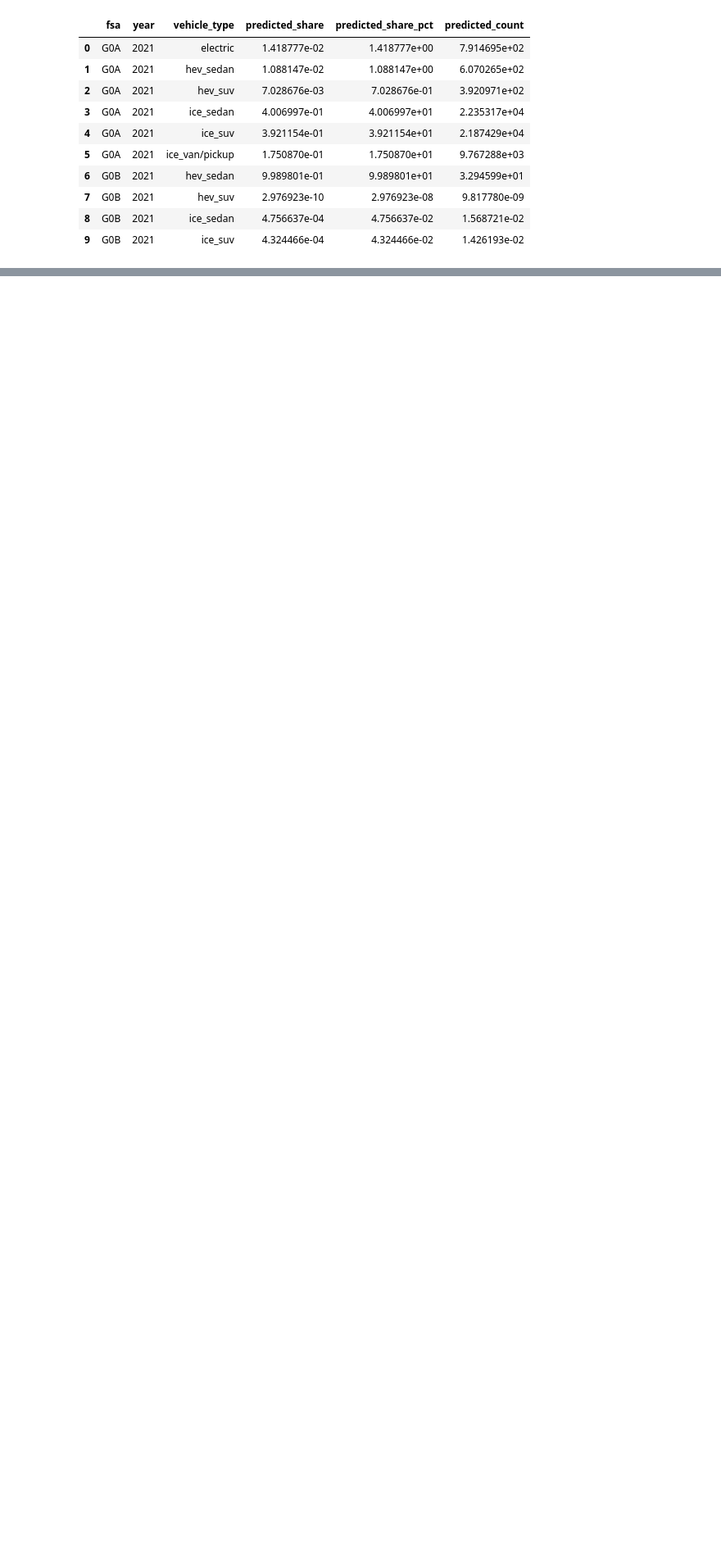
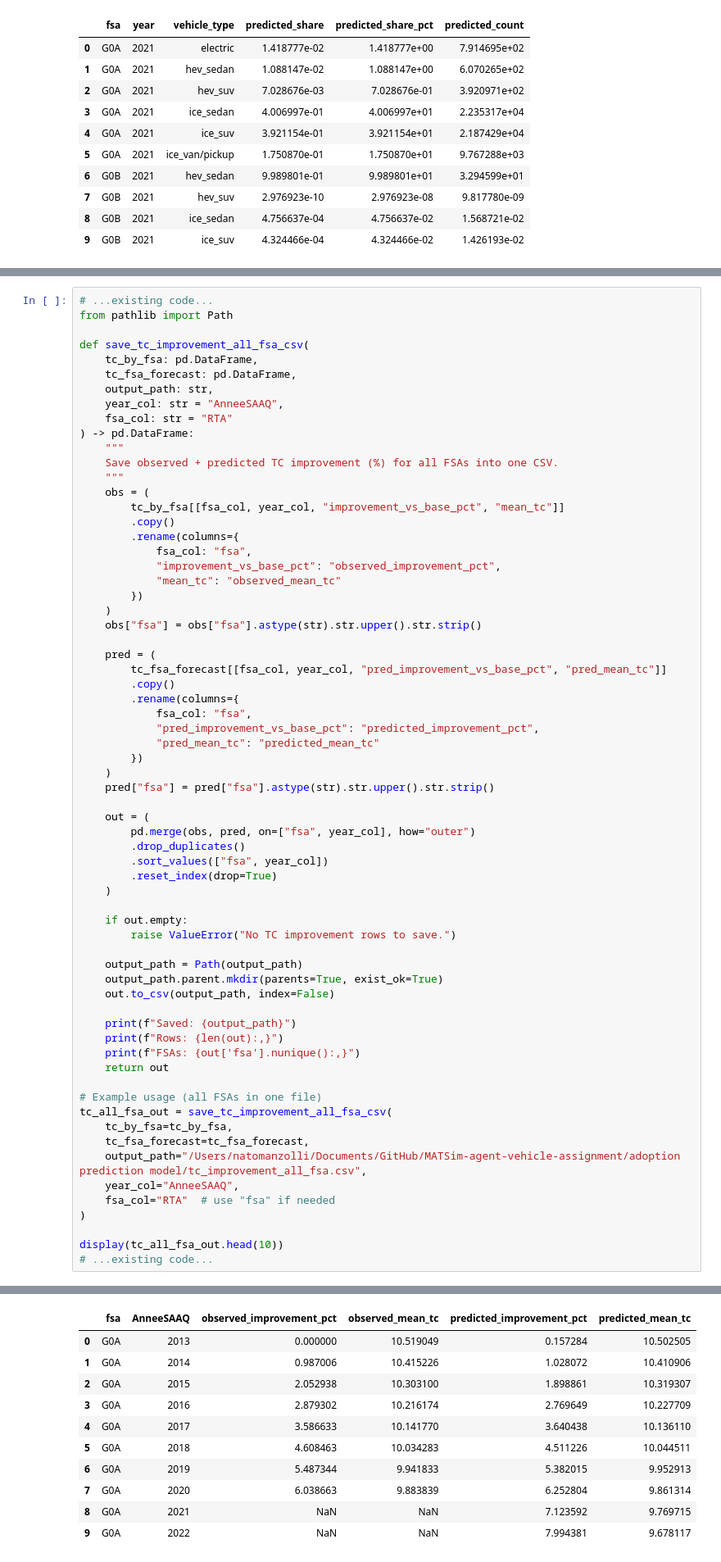
Before and after one commit to ADTranspoResearch/MATSim-agent-vehicle-assignment, a Jupyter notebook: adoption prediction model/model.ipynb, the cells around one changed output, grey strips where cells are left out. Shown at 82% size. Saved outputs shown, nothing was run; the diff lists cells and outputs as text; blank space fills up the shorter version.

Commit message:
tc efficiency improvement

```diff
--- a/adoption prediction model/model.ipynb
+++ b/adoption prediction model/model.ipynb
@@ -1456,0 +1789,67 @@ Year: 2021
+# %%
+# ...existing code...
+from pathlib import Path
+
+def save_tc_improvement_all_fsa_csv(
+    tc_by_fsa: pd.DataFrame,
+    tc_fsa_forecast: pd.DataFrame,
+    output_path: str,
+    year_col: str = "AnneeSAAQ",
+    fsa_col: str = "RTA"
+) -> pd.DataFrame:
+    """
+    Save observed + predicted TC improvement (%) for all FSAs into one CSV.
+    """
+    obs = (
+        tc_by_fsa[[fsa_col, year_col, "improvement_vs_base_pct", "mean_tc"]]
+        .copy()
+        .rename(columns={
+            fsa_col: "fsa",
+            "improvement_vs_base_pct": "observed_improvement_pct",
+            "mean_tc": "observed_mean_tc"
+        })
+    )
+    obs["fsa"] = obs["fsa"].astype(str).str.upper().str.strip()
+
+    pred = (
+        tc_fsa_forecast[[fsa_col, year_col, "pred_improvement_vs_base_pct", "pred_mean_tc"]]
+        .copy()
+        .rename(columns={
+            fsa_col: "fsa",
+            "pred_improvement_vs_base_pct": "predicted_improvement_pct",
+            "pred_mean_tc": "predicted_mean_tc"
+        })
+    )
+    pred["fsa"] = pred["fsa"].astype(str).str.upper().str.strip()
+
+    out = (
+        pd.merge(obs, pred, on=["fsa", year_col], how="outer")
+        .drop_duplicates()
+        .sort_values(["fsa", year_col])
+        .reset_index(drop=True)
+    )
+
+    if out.empty:
+        raise ValueError("No TC improvement rows to save.")
+
+    output_path = Path(output_path)
+    output_path.parent.mkdir(parents=True, exist_ok=True)
+    out.to_csv(output_path, index=False)
+
+    print(f"Saved: {output_path}")
+    print(f"Rows: {len(out):,}")
+    print(f"FSAs: {out['fsa'].nunique():,}")
+    return out
+
+# Example usage (all FSAs in one file)
+tc_all_fsa_out = save_tc_improvement_all_fsa_csv(
+    tc_by_fsa=tc_by_fsa,
+    tc_fsa_forecast=tc_fsa_forecast,
+    output_path="/Users/natomanzolli/Documents/GitHub/MATSim-agent-vehicle-assignment/adoption prediction model/tc_improvement_all_fsa.csv",
+    year_col="AnneeSAAQ",
+    fsa_col="RTA"  # use "fsa" if needed
+)
+
+display(tc_all_fsa_out.head(10))
+# ...existing code...
+# %% [output]
@@ -1457,3 +1859,14 @@ Year: 2021
+|  | fsa | AnneeSAAQ | observed_improvement_pct | observed_mean_tc | predicted_improvement_pct | predicted_mean_tc |
+| 0 | G0A | 2013 | 0.000000 | 10.519049 | 0.157284 | 10.502505 |
+| 1 | G0A | 2014 | 0.987006 | 10.415226 | 1.028072 | 10.410906 |
+| 2 | G0A | 2015 | 2.052938 | 10.303100 | 1.898861 | 10.319307 |
+| 3 | G0A | 2016 | 2.879302 | 10.216174 | 2.769649 | 10.227709 |
+| 4 | G0A | 2017 | 3.586633 | 10.141770 | 3.640438 | 10.136110 |
+| 5 | G0A | 2018 | 4.608463 | 10.034283 | 4.511226 | 10.044511 |
+| 6 | G0A | 2019 | 5.487344 | 9.941833 | 5.382015 | 9.952913 |
+| 7 | G0A | 2020 | 6.038663 | 9.883839 | 6.252804 | 9.861314 |
+| 8 | G0A | 2021 | NaN | NaN | 7.123592 | 9.769715 |
+| 9 | G0A | 2022 | NaN | NaN | 7.994381 | 9.678117 |
 # %% [markdown]
 ## 4.4 Build training data from ALL SAQ CSVs + train year-based car-share model
 # %%
```
Also changed, not shown: parts of 6 cells of this notebook, 1 other file.
